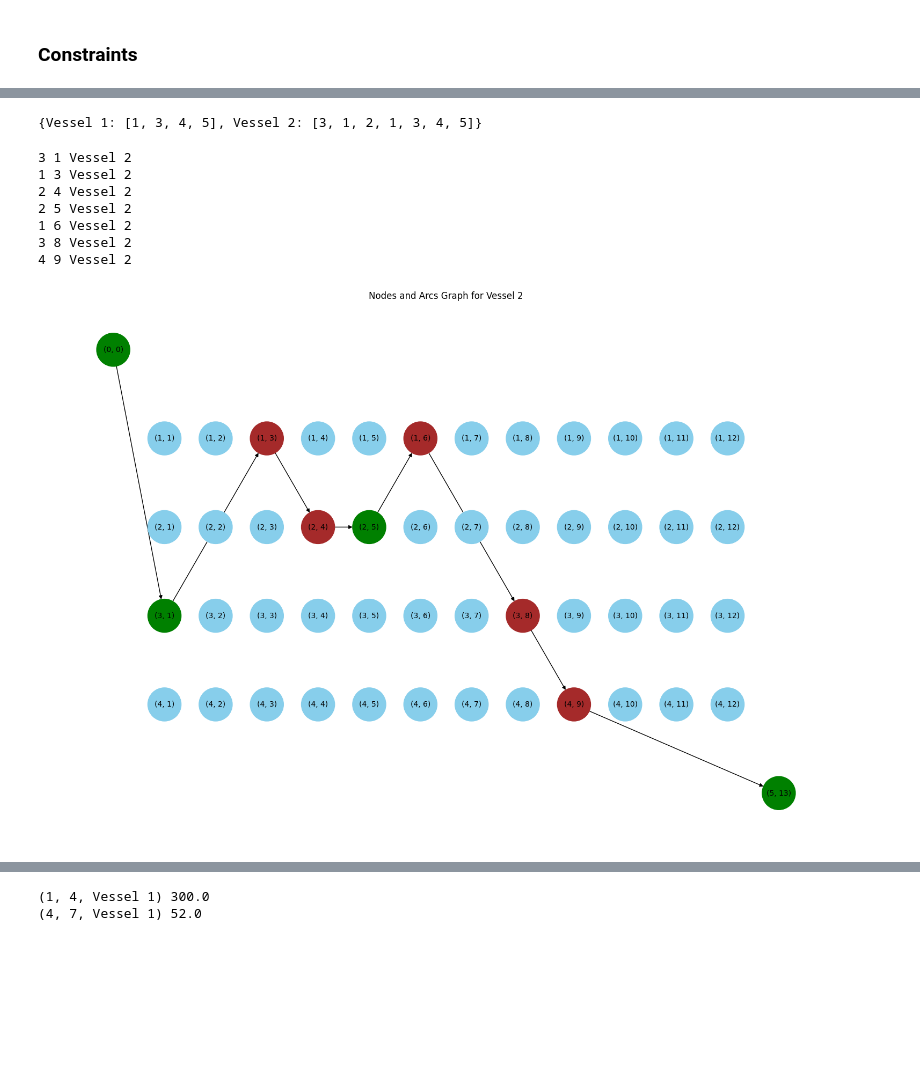
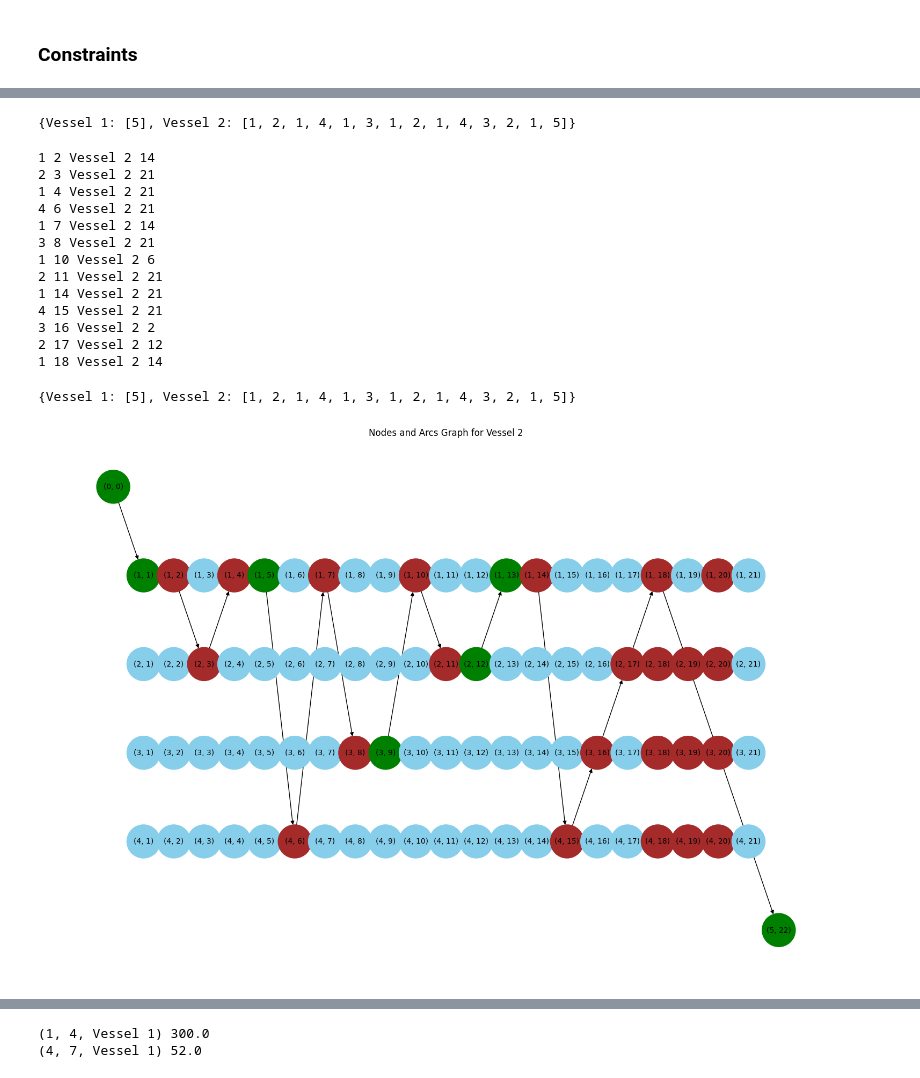
Before and after one commit to tobiasbergeland/SpeedOptiRepo, a Jupyter notebook: MIRP_Route_Fixed_Speed_Optimization.ipynb, the cells around one changed output, grey strips where cells are left out. Cells and saved outputs as stored; diff of their text form; code cells hidden in the pictures; blank space fills up the shorter version.

```diff
--- a/MIRP_Route_Fixed_Speed_Optimization.ipynb
+++ b/MIRP_Route_Fixed_Speed_Optimization.ipynb
@@ -847,18 +847,36 @@ for t in TIME_PERIOD_RANGE:
         m.addConstr(w[t, v] == gp.quicksum(port.isLoadingPort * q[port.number, t, v] for port in ports) + w[t-1,v], name = 'VesselBalance')
 m.update()
 # %%
-# Constraint (9)
+# # Constraint (9)
+# for node in regularNodes:
+#     m.addConstr((gp.quicksum((o[node.port.number, node.time, v]) for v in vessels) <= node.port.berth_limit), name = 'Birth_limit_in_time_t')
+# m.update()
 
+
+# Constraint (9): Berth limit at each port in each time period
 for node in regularNodes:
-    m.addConstr((gp.quicksum((o[node.port.number, node.time, v]) for v in vessels) <= node.port.berth_limit), name = 'Birth_limit_in_time_t')
+    m.addConstr((gp.quicksum(o[node.port.number, node.time, v, visit]
+                             for v in vessels
+                             for visit in range(1, MAX_VISITS + 1))
+                 <= node.port.berth_limit),
+                name = f'Berth_limit_port_{node.port.number}_time_{node.time}')
 m.update()
 # %%
-#Constraint (10)
+# #Constraint (10)
 
+# for v in vessels:
+#     for node in regularNodes:
+#         incoming_to_node = [arc for arc in vessel_arcs[v] if arc.destination_node == node]
+#         m.addConstr(o[node.port.number, node.time, v] <= gp.quicksum((x[in_arc.tuple, v]) for in_arc in incoming_to_node), name = 'Cannot operate unless vessel is at node')
+
+# Constraint (10): A vessel can operate at a node only if it has arrived there
 for v in vessels:
     for node in regularNodes:
         incoming_to_node = [arc for arc in vessel_arcs[v] if arc.destination_node == node]
-        m.addConstr(o[node.port.number, node.time, v] <= gp.quicksum((x[in_arc.tuple, v]) for in_arc in incoming_to_node), name = 'Cannot operate unless vessel is at node')
+        for visit in range(1, MAX_VISITS + 1):
+            m.addConstr(o[node.port.number, node.time, v, visit] <= gp.quicksum(x[in_arc.tuple, v] for in_arc in incoming_to_node),
+                        name=f'Operate_vessel_{v}_node_{node.port.number}_time_{node.time}_visit_{visit}')
+m.update()
 # %%
 # Create a dict with all waiting arcs with key = (arc.tuple, v)
 # (node.port.number, node.time), (node.port.number, node.time + 1)
@@ -909,8 +931,16 @@ for node in regularNodes:
 m.update()
 # %%
-# #Constraint (12)
+# # #Constraint (12)
+# for v in vessels:
+#     for node in regularNodes:
+#         m.addConstr(q[node.port.number, node.time, v] <= o[node.port.number, node.time, v]*v.max_operating_quantity, name = 'Max_operating_quantity')
+# m.update()
+
+
+# Constraint (12): The quantity of product loaded or unloaded must not exceed the maximum operating quantity for each operation
 for v in vessels:
     for node in regularNodes:
-        m.addConstr(q[node.port.number, node.time, v] <= o[node.port.number, node.time, v]*v.max_operating_quantity, name = 'Max_operating_quantity')
+        m.addConstr(q[node.port.number, node.time, v] <= gp.quicksum(o[node.port.number, node.time, v, visit] for visit in range(1, MAX_VISITS + 1)) * v.max_operating_quantity,
+                    name=f'Max_operating_quantity_vessel_{v}_port_{node.port.number}_time_{node.time}')
 m.update()
 # %%
@@ -1041,14 +1110,14 @@ for vessel in vessels:
             vessel_routes_seq[vessel].append(arc.destination_node.port.number)
 vessel_routes_seq
 # %% [output]
-{Vessel 1: [1, 3, 4, 5], Vessel 2: [3, 1, 2, 1, 3, 4, 5]}
+{Vessel 1: [5], Vessel 2: [1, 2, 1, 4, 1, 3, 1, 2, 1, 4, 3, 2, 1, 5]}
 # %%
-def visualize_solution_for_vessel(vessel, nodes, vessel_arcs):
+def visualize_solution_for_vessel(vessel, vessel_arcs):
     # Create a directed graph
     G = nx.DiGraph()
 
     # Add nodes to the graph
-    for node in nodes:
+    for node in NODES:
         G.add_node(str(node.tuple))
 
     # Add edges (arcs) to the graph
@@ -1096,18 +1165,31 @@ vessel_to_check = vessels[1]
 # %%
 # Look at o-variables for the vessel
 for node in regularNodes:
-    if o[node.port.number, node.time, vessel_to_check].x > 0:
-        print(node.port.number, node.time, vessel_to_check)
+    for visit in range(1, MAX_VISITS + 1):
+        if o[node.port.number, node.time, vessel_to_check, visit].x > 0:
+            print(node.port.number, node.time, vessel_to_check, visit)
+    # if o[node.port.number, node.time, vessel_to_check].x > 0:
+        # print(node.port.number, node.time, vessel_to_check)
 # %% [output]
-3 1 Vessel 2
-1 3 Vessel 2
-2 4 Vessel 2
-2 5 Vessel 2
-1 6 Vessel 2
-3 8 Vessel 2
-4 9 Vessel 2
+1 2 Vessel 2 14
+2 3 Vessel 2 21
+1 4 Vessel 2 21
+4 6 Vessel 2 21
+1 7 Vessel 2 14
+3 8 Vessel 2 21
+1 10 Vessel 2 6
+2 11 Vessel 2 21
+1 14 Vessel 2 21
+4 15 Vessel 2 21
+3 16 Vessel 2 2
+2 17 Vessel 2 12
+1 18 Vessel 2 14
+# %%
+vessel_routes_seq
+# %% [output]
+{Vessel 1: [5], Vessel 2: [1, 2, 1, 4, 1, 3, 1, 2, 1, 4, 3, 2, 1, 5]}
 # %%
-visualize_solution_for_vessel(vessel_to_check, nodes, vessel_routes_incl_wa)
+visualize_solution_for_vessel(vessel_to_check, vessel_routes_incl_wa)
 # %% [output]
-[figure, old version]
+[figure, new version]
 # %%
```
Also changed, not shown: parts of 9 cells of this notebook.
